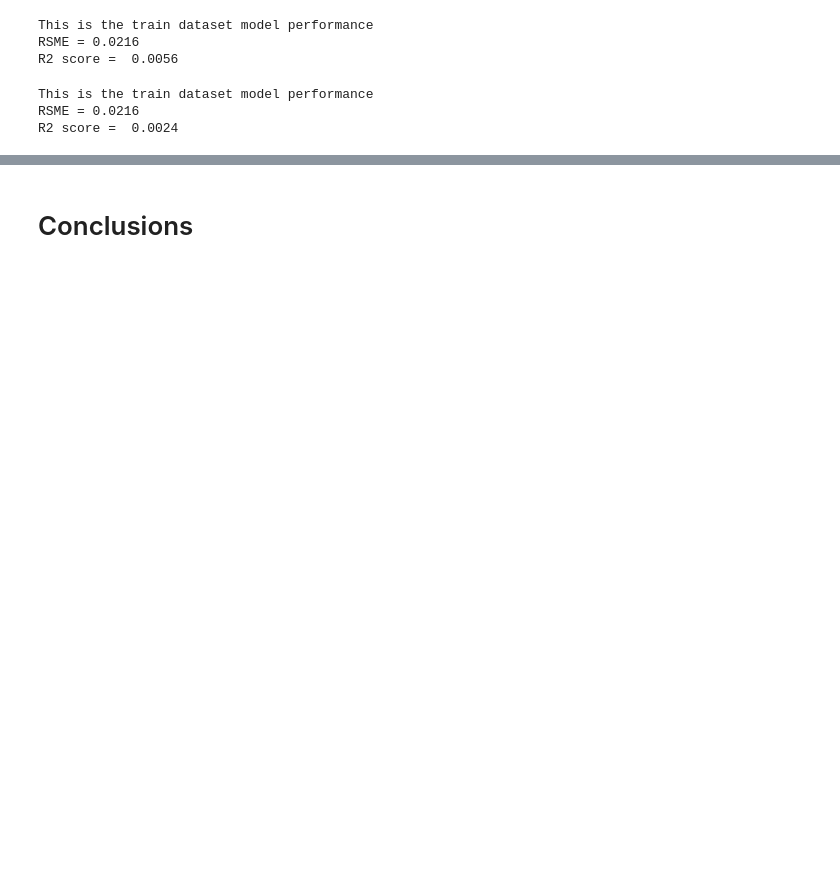
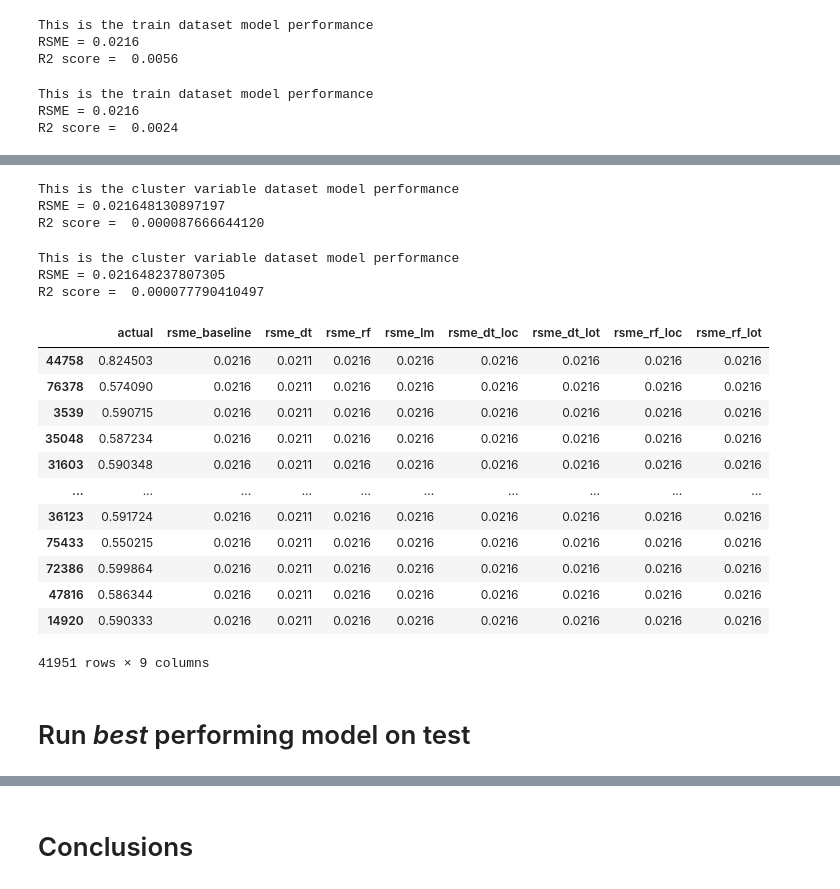
Before and after one commit to clustering-for-log-error/clustering-for-log-error, a Jupyter notebook: clustering_for_log_error_final.ipynb, the cells around one changed output, grey strips where cells are left out. Saved outputs shown, nothing was run; the diff lists cells and outputs as text; code cells hidden in the pictures; blank space fills up the shorter version.

```diff
--- a/clustering_for_log_error_final.ipynb
+++ b/clustering_for_log_error_final.ipynb
@@ -549,0 +580,8 @@ predictions
+# %%
+# make a variable out of the clusters
+
+X_train_scaled['lot_cluster'] = X_train_scaled['size_age_value'] == 2
+X_train_scaled['lot_cluster'] = X_train_scaled['lot_cluster'].astype(int)
+
+X_train_scaled['loc_cluster'] = X_train_scaled['location_size'] == 3
+X_train_scaled['loc_cluster'] = X_train_scaled['loc_cluster'].astype(int)
@@ -549,0 +651,58 @@ predictions
+# %%
+# create random forest regressor
+X_train = X_train_scaled[['loc_cluster']]
+y_train = train_scaled[['logerror']]
+
+regressor = RandomForestRegressor(max_depth = 2, random_state=121, n_estimators=100)
+regressor.fit(X_train, y_train)
+y_pred = regressor.predict(X_train)
+
+rmse_rf_train_loc = np.sqrt(mean_squared_error(y_train, y_pred))
+r2_rf_train_loc = r2_score(y_train, y_pred)
+
+predictions['rsme_rf_loc'] = ('{:.4f}'.format(rmse_rf_train_loc))
+print('This is the cluster variable dataset model performance')
+print(f'RSME = {rmse_rf_train_loc:.15f}')
+print(f'R2 score =  {r2_rf_train_loc:.15f}')
+# %% [output]
+This is the cluster variable dataset model performance
+RSME = 0.021648130897197
+R2 score =  0.000087666644120
+# %%
+# create random forest regressor
+X_train = X_train_scaled[['lot_cluster']]
+y_train = train_scaled[['logerror']]
+
+regressor = RandomForestRegressor(max_depth = 2, random_state=121, n_estimators=100)
+regressor.fit(X_train, y_train)
+y_pred = regressor.predict(X_train)
+
+rmse_rf_train_lot = np.sqrt(mean_squared_error(y_train, y_pred))
+r2_rf_train_lot = r2_score(y_train, y_pred)
+
+predictions['rsme_rf_lot'] = ('{:.4f}'.format(rmse_rf_train_lot))
+print('This is the cluster variable dataset model performance')
+print(f'RSME = {rmse_rf_train_lot:.15f}')
+print(f'R2 score =  {r2_rf_train_lot:.15f}')
+# %% [output]
+This is the cluster variable dataset model performance
+RSME = 0.021648237807305
+R2 score =  0.000077790410497
+# %%
+predictions
+# %% [output]
+|  | actual | rsme_baseline | rsme_dt | rsme_rf | rsme_lm | rsme_dt_loc | rsme_dt_lot | rsme_rf_loc | rsme_rf_lot |
+| 44758 | 0.824503 | 0.0216 | 0.0211 | 0.0216 | 0.0216 | 0.0216 | 0.0216 | 0.0216 | 0.0216 |
+| 76378 | 0.574090 | 0.0216 | 0.0211 | 0.0216 | 0.0216 | 0.0216 | 0.0216 | 0.0216 | 0.0216 |
+| 3539 | 0.590715 | 0.0216 | 0.0211 | 0.0216 | 0.0216 | 0.0216 | 0.0216 | 0.0216 | 0.0216 |
+| 35048 | 0.587234 | 0.0216 | 0.0211 | 0.0216 | 0.0216 | 0.0216 | 0.0216 | 0.0216 | 0.0216 |
+| 31603 | 0.590348 | 0.0216 | 0.0211 | 0.0216 | 0.0216 | 0.0216 | 0.0216 | 0.0216 | 0.0216 |
+| ... | ... | ... | ... | ... | ... | ... | ... | ... | ... |
+| 36123 | 0.591724 | 0.0216 | 0.0211 | 0.0216 | 0.0216 | 0.0216 | 0.0216 | 0.0216 | 0.0216 |
+| 75433 | 0.550215 | 0.0216 | 0.0211 | 0.0216 | 0.0216 | 0.0216 | 0.0216 | 0.0216 | 0.0216 |
+| 72386 | 0.599864 | 0.0216 | 0.0211 | 0.0216 | 0.0216 | 0.0216 | 0.0216 | 0.0216 | 0.0216 |
+| 47816 | 0.586344 | 0.0216 | 0.0211 | 0.0216 | 0.0216 | 0.0216 | 0.0216 | 0.0216 | 0.0216 |
+| 14920 | 0.590333 | 0.0216 | 0.0211 | 0.0216 | 0.0216 | 0.0216 | 0.0216 | 0.0216 | 0.0216 |
+41951 rows × 9 columns
+# %% [markdown]
+# Run *best* performing model on test
```
Also changed, not shown: parts of 21 cells of this notebook.
